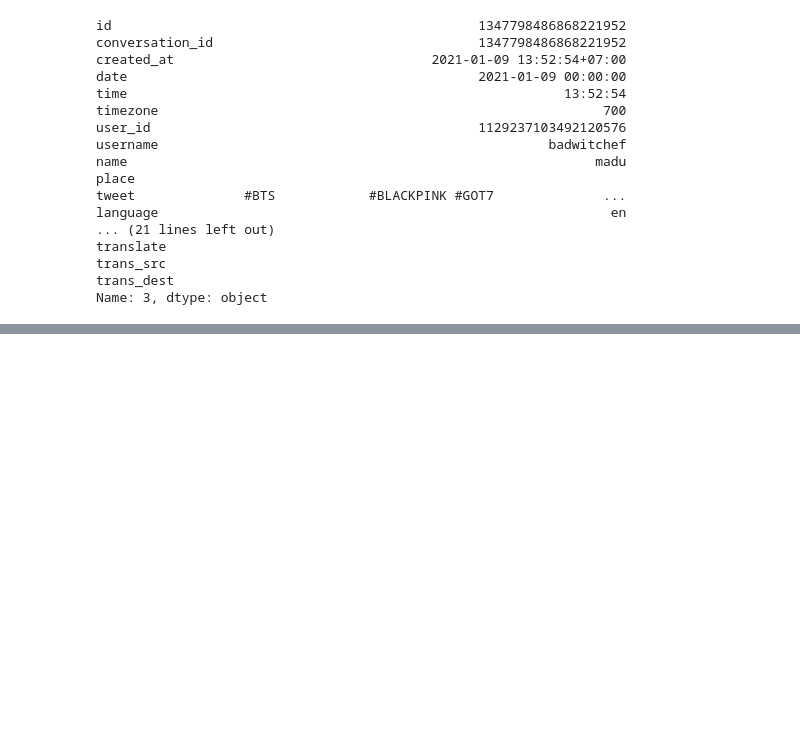
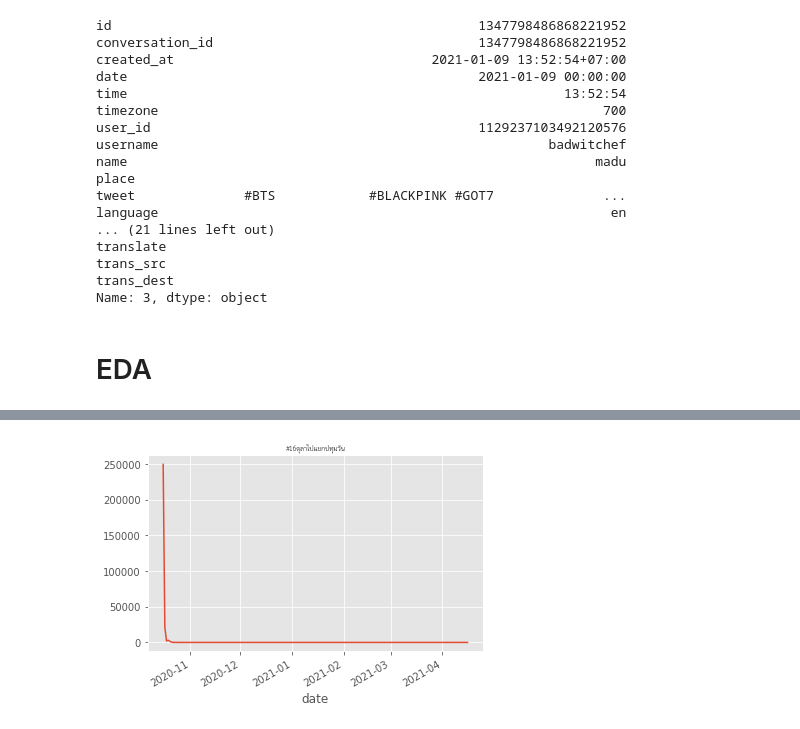
Before and after one commit to nozomiyamada/twitter_analysis, a Jupyter notebook: processing.ipynb, the cells around one changed output, grey strips where cells are left out. Saved outputs shown, nothing was run; the diff lists cells and outputs as text; code cells hidden in the pictures; blank space fills up the shorter version.

```diff
--- a/processing.ipynb
+++ b/processing.ipynb
@@ -62,6 +64,8 @@ translate
 trans_src
 trans_dest
 Name: 3, dtype: object
+# %% [markdown]
+# EDA
 # %%
 font_path = '/Users/Nozomi/Library/Fonts/THSarabunNew.ttf'
 fp = fm.FontProperties(fname=font_path)
@@ -71,6 +75,6 @@ hashtag = jsons[i].split('/')[1].replace('.json','')
 print(hashtag)
 
 df.groupby(df["date"]).count()['id'].plot()
-plt.title(hashtag, fontproperties=fp, font)
+plt.title(hashtag, fontproperties=fp)
 plt.show()
 # %% [output]
@@ -77,0 +82 @@ SyntaxError: positional argument follows keyword argument (<ipython-input-5-ce88
+[figure, added]
```
Also changed, not shown: parts of 6 cells of this notebook, 1 other file.
